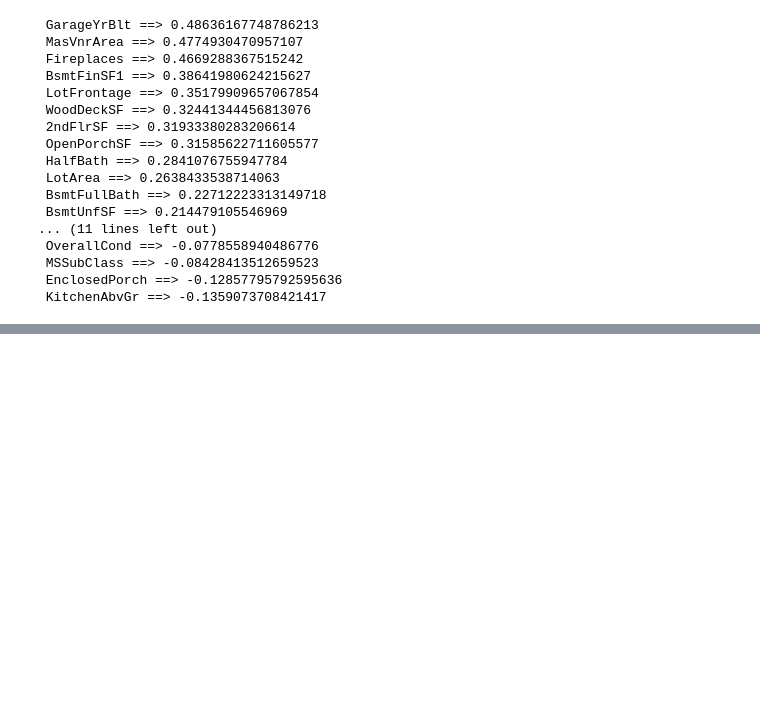
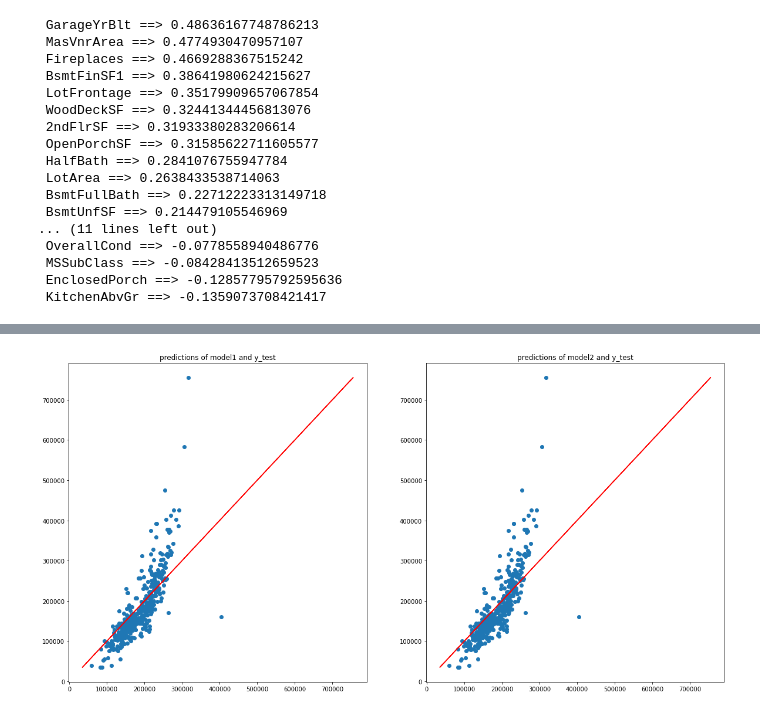
Before and after one commit to AdityaKumar-01/ML-notebooks, a Jupyter notebook: housePricePrediction/prediction with only numerical attributes .ipynb, the cells around one changed output, grey strips where cells are left out. Cells and saved outputs as stored; diff of their text form; code cells hidden in the pictures; blank space fills up the shorter version.

```diff
--- a/housePricePrediction/prediction with only numerical attributes .ipynb
+++ b/housePricePrediction/prediction with only numerical attributes .ipynb
@@ -198,0 +273,16 @@ print(later_model1.predict(single_house)[0][0])
+# %%
+fig = plt.figure(figsize=(20,10))
+
+plt.subplot(121)
+plt.scatter(x=predictions1, y=y_test)
+plt.plot(y_test,y_test,'r')
+plt.title("predictions of model1 and y_test")
+
+plt.subplot(122)
+plt.scatter(x=predictions2, y=y_test)
+plt.plot(y_test,y_test,'r')
+plt.title("predictions of model2 and y_test")
+
+plt.show()
+# %% [output]
+[figure, added]
```
Also changed, not shown: parts of 20 cells of this notebook, 3 other files.
